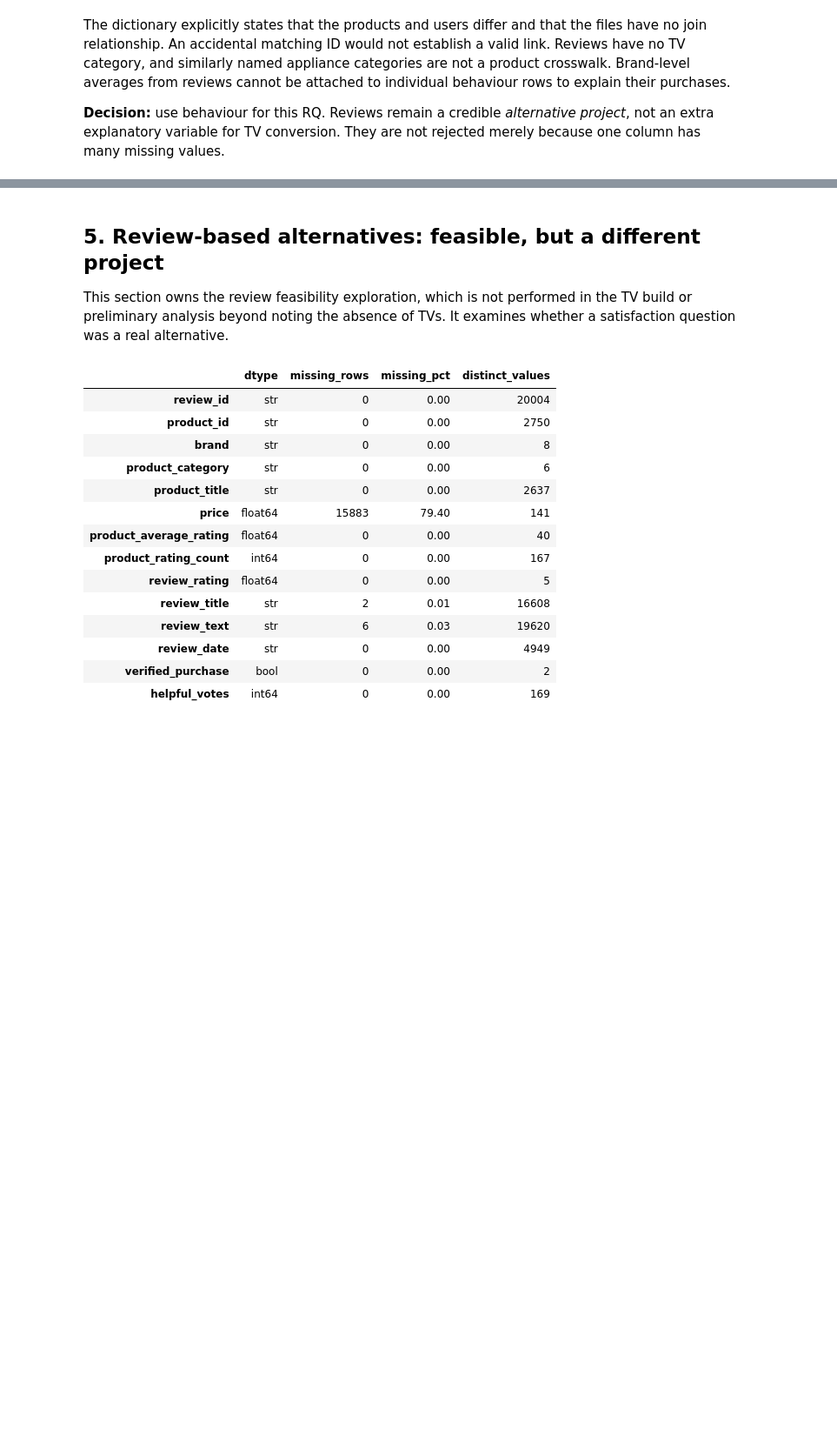
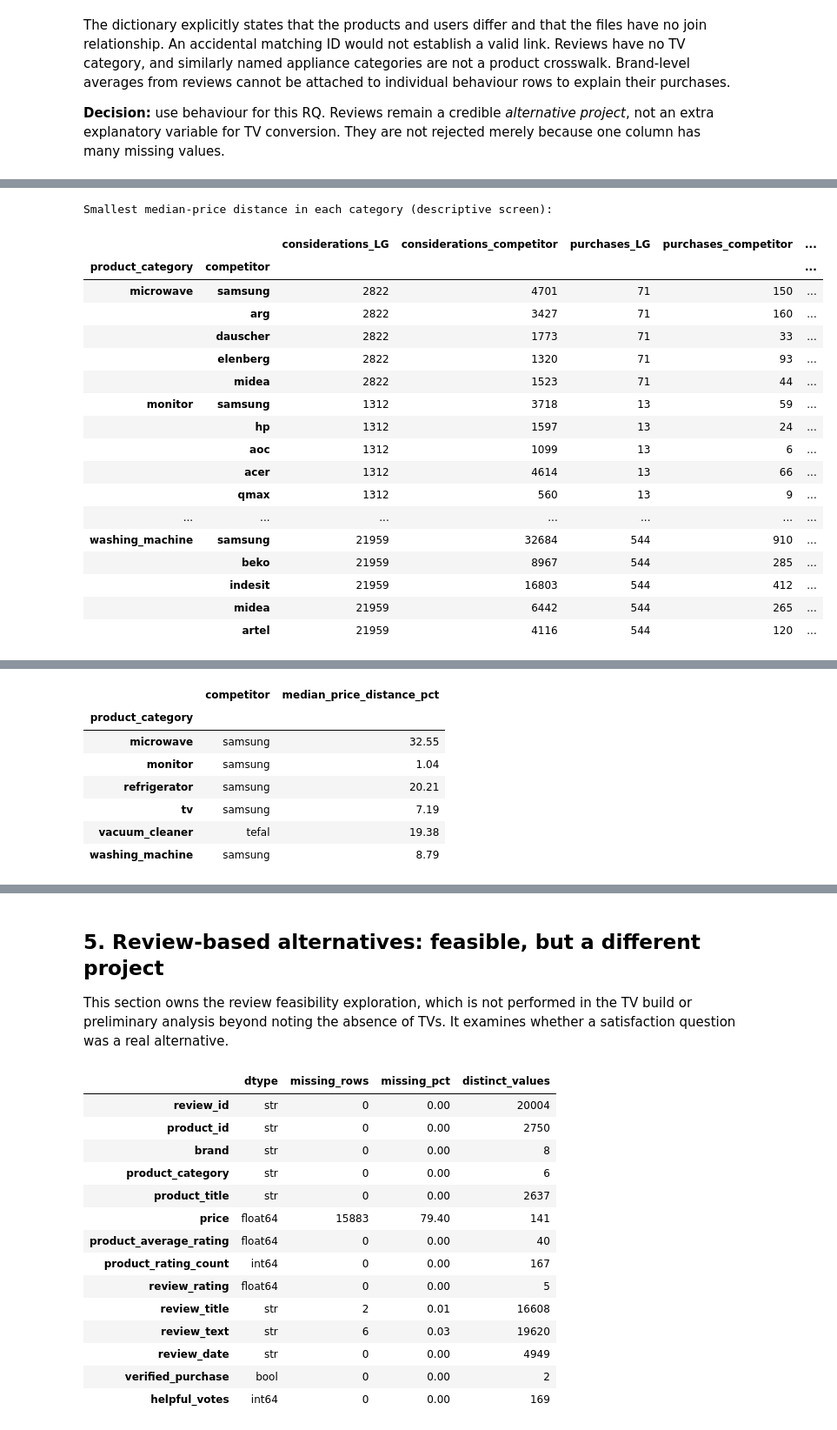
Before and after one commit to Dod0ria/Marketing-Project, a Jupyter notebook: 00_scope_and_methodology_rationale.ipynb, the cells around one changed output, grey strips where cells are left out. Shown at 87% size. Saved outputs shown, nothing was run; the diff lists cells and outputs as text; code cells hidden in the pictures; blank space fills up the shorter version.

```diff
--- a/00_scope_and_methodology_rationale.ipynb
+++ b/00_scope_and_methodology_rationale.ipynb
@@ -201,0 +380,34 @@ equivalent specifications or shoppers. Current price distributions belong to `02
+# %%
+# Show all candidates, then the TV shortlist, without filtering for a preferred result.
+screen_columns = ['product_category', 'competitor', 'considerations_LG', 'considerations_competitor',
+                  'purchases_LG', 'purchases_competitor', 'viewed_products_LG', 'viewed_products_competitor',
+                  'median_price_LG', 'median_price_competitor', 'median_price_distance_pct',
+                  'iqr_overlap_width', 'combined_considerations', 'combined_purchases',
+                  'top5_share_pct_LG', 'top5_share_pct_competitor']
+ordered_candidates = screen_candidates.sort_values(['product_category', 'median_price_distance_pct', 'competitor'])
+display(ordered_candidates[screen_columns].set_index(['product_category', 'competitor']).round(2))
+tv_candidates = ordered_candidates.loc[ordered_candidates['product_category'].eq('tv')]
+display(tv_candidates[screen_columns].drop(columns='product_category').set_index('competitor').round(2))
+closest = ordered_candidates.groupby('product_category', sort=True).head(1)
+print('Smallest median-price distance in each category (descriptive screen):')
+display(closest[['product_category', 'competitor', 'median_price_distance_pct']].set_index('product_category').round(2))
+# %% [output]
+Smallest median-price distance in each category (descriptive screen):
+|  |  | considerations_LG | considerations_competitor | purchases_LG | purchases_competitor | ... |
+| product_category | competitor |  |  |  |  | ... |
+| microwave | samsung | 2822 | 4701 | 71 | 150 | ... |
+|  | arg | 2822 | 3427 | 71 | 160 | ... |
+|  | dauscher | 2822 | 1773 | 71 | 33 | ... |
+|  | elenberg | 2822 | 1320 | 71 | 93 | ... |
+|  | midea | 2822 | 1523 | 71 | 44 | ... |
+| monitor | samsung | 1312 | 3718 | 13 | 59 | ... |
+|  | hp | 1312 | 1597 | 13 | 24 | ... |
+|  | aoc | 1312 | 1099 | 13 | 6 | ... |
+|  | acer | 1312 | 4614 | 13 | 66 | ... |
+|  | qmax | 1312 | 560 | 13 | 9 | ... |
+| ... | ... | ... | ... | ... | ... | ... |
+| washing_machine | samsung | 21959 | 32684 | 544 | 910 | ... |
+|  | beko | 21959 | 8967 | 544 | 285 | ... |
+|  | indesit | 21959 | 16803 | 544 | 412 | ... |
+|  | midea | 21959 | 6442 | 544 | 265 | ... |
+|  | artel | 21959 | 4116 | 544 | 120 | ... |
@@ -202 +421,9 @@ equivalent specifications or shoppers. Current price distributions belong to `02
+|  | competitor | median_price_distance_pct |
+| product_category |  |  |
+| microwave | samsung | 32.55 |
+| monitor | samsung | 1.04 |
+| refrigerator | samsung | 20.21 |
+| tv | samsung | 7.19 |
+| vacuum_cleaner | tefal | 19.38 |
+| washing_machine | samsung | 8.79 |
 # %% [markdown]
```
Also changed, not shown: parts of 22 cells of this notebook, 4 other files.
